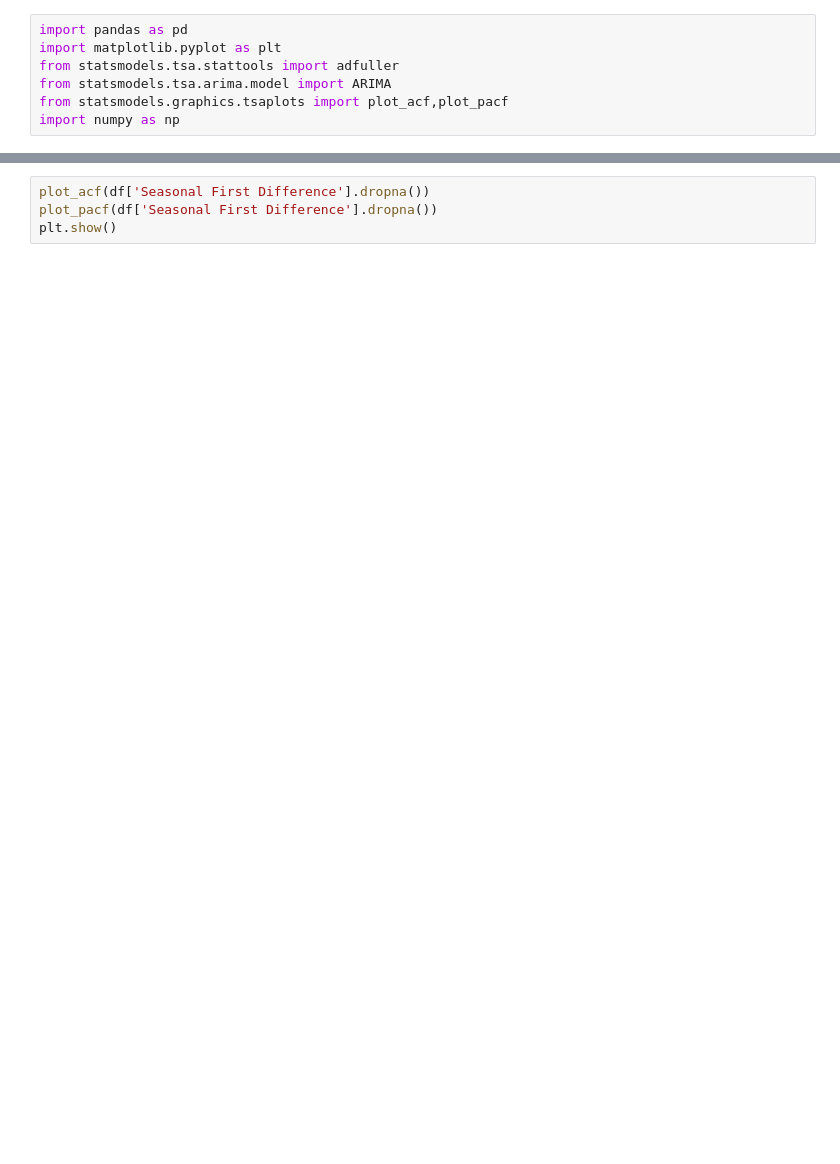
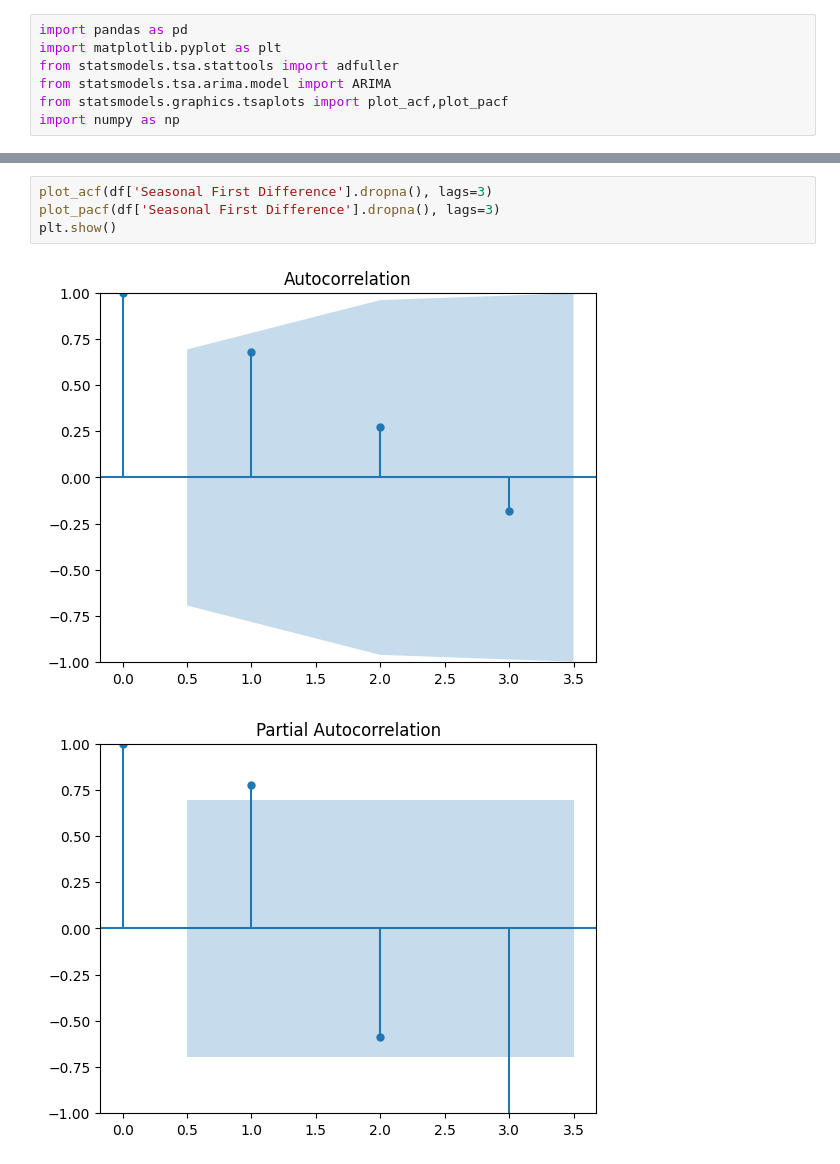
Before and after one commit to akioweh/The-M3C, a Jupyter notebook: cmp/py/main/env_perceptions.ipynb, the cells around one changed output, grey strips where cells are left out. Saved outputs shown, nothing was run; the diff lists cells and outputs as text; blank space fills up the shorter version.

```diff
--- a/cmp/py/main/env_perceptions.ipynb
+++ b/cmp/py/main/env_perceptions.ipynb
@@ -73,5 +90,8 @@ df['Seasonal First Difference'].plot()
 # %%
-plot_acf(df['Seasonal First Difference'].dropna())
-plot_pacf(df['Seasonal First Difference'].dropna())
+plot_acf(df['Seasonal First Difference'].dropna(), lags=3)
+plot_pacf(df['Seasonal First Difference'].dropna(), lags=3)
 plt.show()
+# %% [output]
+[figure, added]
+[figure, added]
 # %%
```
Also changed, not shown: parts of 6 cells of this notebook, 1 other file.
